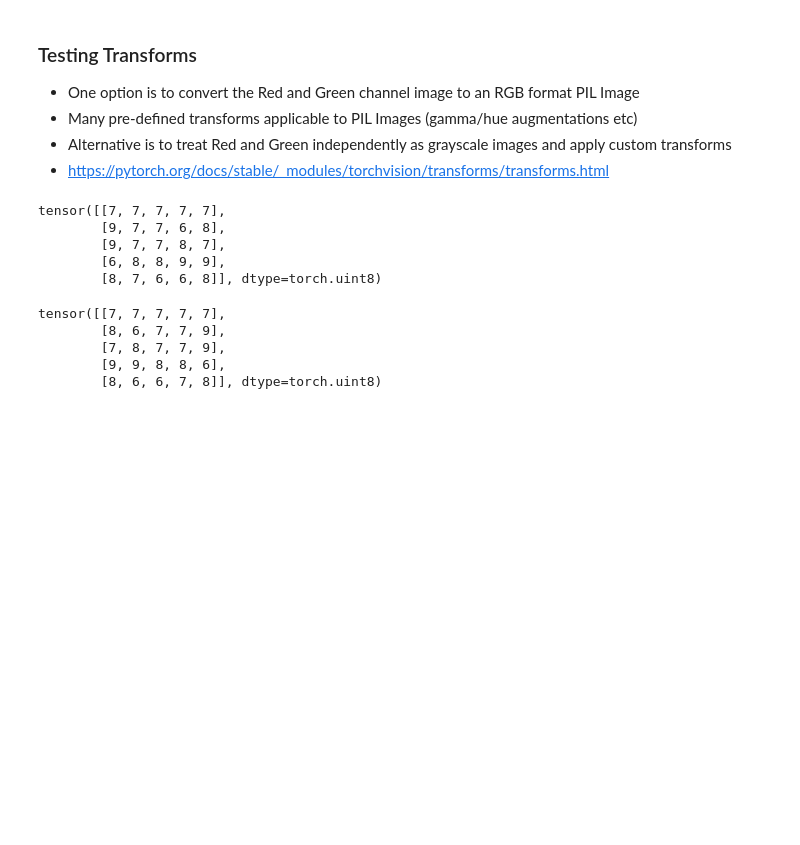
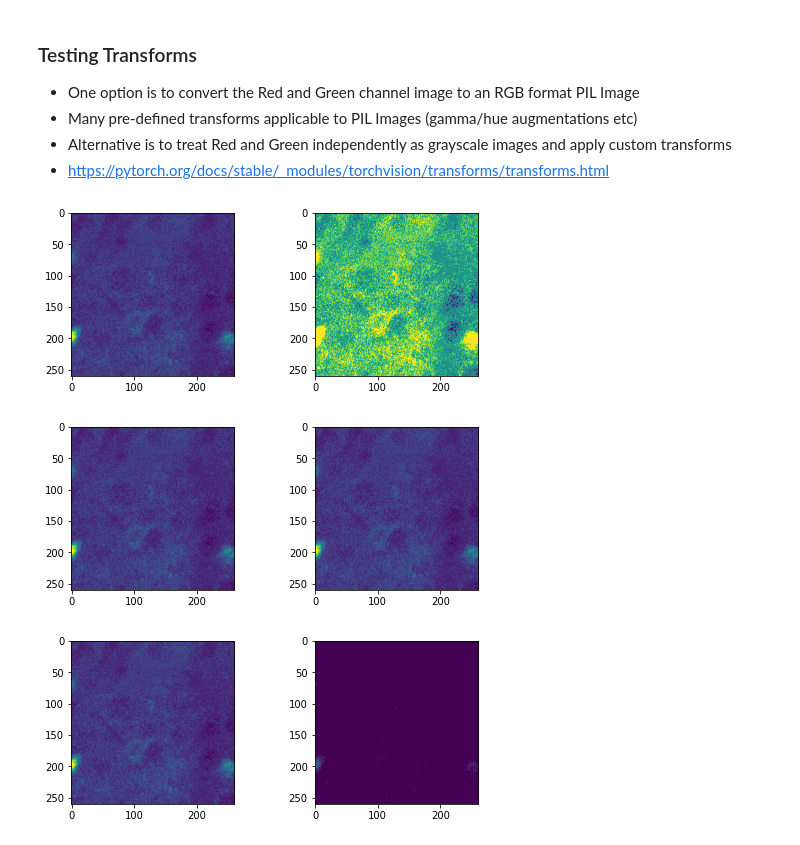
Before and after one commit to nal10/cellcount, a Jupyter notebook: refactor/notebooks/base_unet_datagen.ipynb, the cells around one changed output. Drawn from its saved outputs; the diff is of its cells as text; code cells hidden in the pictures; blank space fills up the shorter version.

Commit message:
working versions of hflip, vflip and random gamma transformations

```diff
--- a/refactor/notebooks/base_unet_datagen.ipynb
+++ b/refactor/notebooks/base_unet_datagen.ipynb
@@ -277,16 +270,0 @@ batch_ = x(batch)
-# %%
-batch_['im'][0][0,0:5,0:5]
-# %% [output]
-tensor([[7, 7, 7, 7, 7],
-        [9, 7, 7, 6, 8],
-        [9, 7, 7, 8, 7],
-        [6, 8, 8, 9, 9],
-        [8, 7, 6, 6, 8]], dtype=torch.uint8)
-# %%
-batch['im'][0][0,0:5,-5:]
-# %% [output]
-tensor([[7, 7, 7, 7, 7],
-        [8, 6, 7, 7, 9],
-        [7, 8, 7, 7, 9],
-        [9, 9, 8, 8, 6],
-        [8, 6, 6, 7, 8]], dtype=torch.uint8)
@@ -292,0 +278,23 @@ tensor([[7, 7, 7, 7, 7],
+# %%
+# For the warning check soln in links.
+# UserWarning: The given NumPy array is not writeable, and PyTorch does not support non-writeable tensors.
+# - https://github.com/pytorch/vision/issues/2194 and
+# - https://discuss.pytorch.org/t/userwarning-the-given-numpy-array-is-not-writeable/78748/7
+
+from utils.transforms import My_RandomGamma
+for gamma in [0.7,1.0,1.3]:
+    gam = My_RandomGamma(p=1.0,gamma=gamma)
+    sample = {'im':batch['im'][1],'lbl':batch['lbl'][1]}
+    sample_ = gam(sample)
+
+    plt.figure(figsize=(8,3))
+    plt.subplot(121)
+    plt.imshow(np.squeeze(sample['im'].detach().numpy()[0,:,:]),vmin=0,vmax=10)
+    plt.subplot(122)
+    plt.imshow(np.squeeze(sample_['im'].detach().numpy()[0,:,:]),vmin=0,vmax=10)
+    plt.show()
+    print('\n\n\n')
+# %% [output]
+[figure, added]
+[figure, added]
+[figure, added]
```
Also changed, not shown: parts of 7 cells of this notebook, 1 other file.
